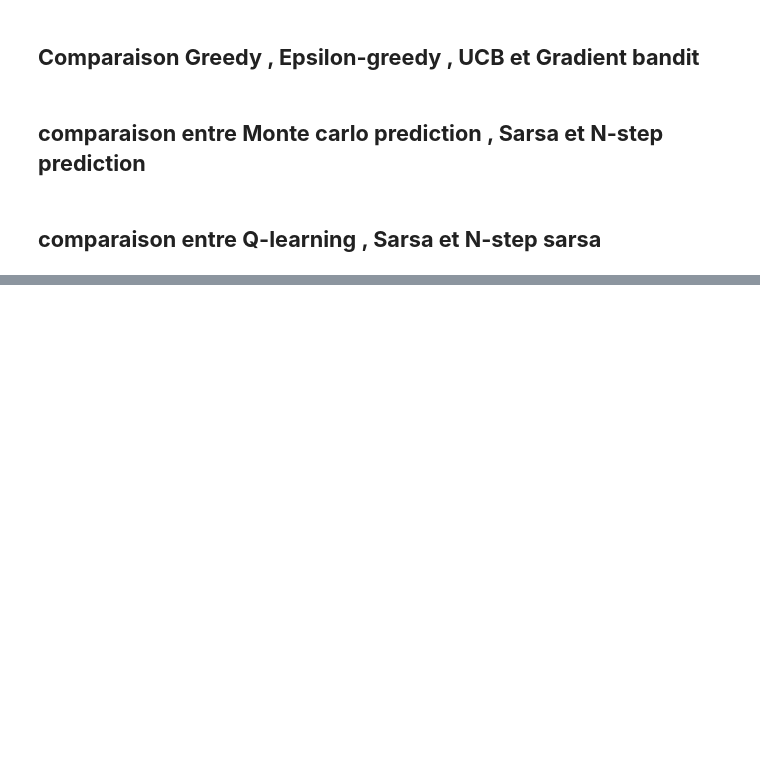
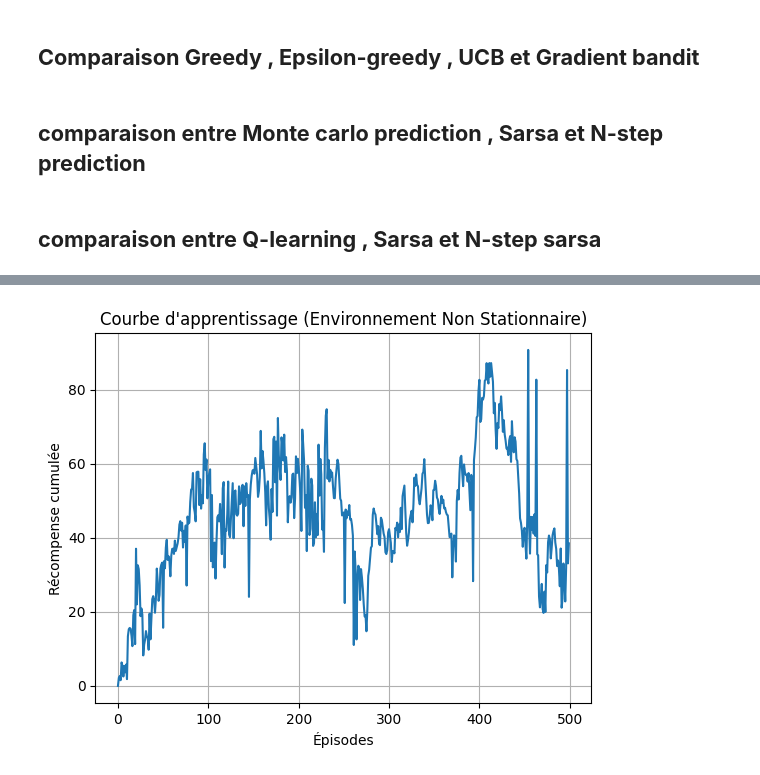
Before and after one commit to jbbonice2/PROJET-RL, a Jupyter notebook: algoComparatifGreedyUcbGrandiant.ipynb, the cells around one changed output, grey strips where cells are left out. Drawn from its saved outputs; the diff is of its cells as text; code cells hidden in the pictures; blank space fills up the shorter version.

Commit message:
cas d'un environnment non stationnaire

```diff
--- a/algoComparatifGreedyUcbGrandiant.ipynb
+++ b/algoComparatifGreedyUcbGrandiant.ipynb
@@ -488,3 +488,98 @@ plt.title('Comparaison entre Q-Learning, SARSA et n-Step SARSA')
 plt.legend()
 plt.grid(True)
 plt.show()
+# %%
+import numpy as np
+import random
+import matplotlib.pyplot as plt
+
+class DynamicMazeEnvironment:
+    def __init__(self, size):
+        self.size = size
+        self.state = (0, 0)  # Position de départ
+        self.goal = (size - 1, size - 1)
+        self.rewards = self.initialize_rewards()
+
+    def initialize_rewards(self):
+        rewards = np.zeros((self.size, self.size))
+        rewards[self.goal] = 1.0  # Récompense à la sortie
+        return rewards
+
+    def step(self, action):
+        x, y = self.state
+        if action == 0:  # Haut
+            x = max(0, x - 1)
+        elif action == 1:  # Bas
+            x = min(self.size - 1, x + 1)
+        elif action == 2:  # Gauche
+            y = max(0, y - 1)
+        elif action == 3:  # Droite
+            y = min(self.size - 1, y + 1)
+
+        self.state = (x, y)
+        reward = self.rewards[x, y]
+
+        # Dynamisme : la récompense change légèrement
+        self.rewards += np.random.normal(0, 0.01, self.rewards.shape)
+        return self.state, reward
+
+    def reset(self):
+        self.state = (0, 0)
+        return self.state
+
+class SARSAAgent:
+    def __init__(self, size, alpha=0.1, gamma=0.9, epsilon=0.1):
+        self.q_values = np.zeros((size, size, 4))  # Q-valeurs pour chaque état et action
+        self.alpha = alpha
+        self.gamma = gamma
+        self.epsilon = epsilon
+
+    def choose_action(self, state):
+        if random.random() < self.epsilon:  # Exploration
+            return random.randint(0, 3)
+        x, y = state
+        return np.argmax(self.q_values[x, y])  # Exploitation
+
+    def update(self, state, action, reward, next_state, next_action):
+        x, y = state
+        nx, ny = next_state
+        target = reward + self.gamma * self.q_values[nx, ny, next_action]
+        self.q_values[x, y, action] += self.alpha * (target - self.q_values[x, y, action])
+
+# Initialisation
+env = DynamicMazeEnvironment(size=5)
+agent = SARSAAgent(size=5)
+
+# Entraînement
+episodes = 500
+steps_per_episode = 50
+rewards_per_episode = []
+
+for episode in range(episodes):
+    state = env.reset()
+    action = agent.choose_action(state)
+    total_reward = 0
+
+    for step in range(steps_per_episode):
+        next_state, reward = env.step(action)
+        next_action = agent.choose_action(next_state)
+
+        agent.update(state, action, reward, next_state, next_action)
+        state, action = next_state, next_action
+
+        total_reward += reward
+        if state == env.goal:
+            break
+    rewards_per_episode.append(total_reward)
+
+# Affichage des résultats
+print("Récompenses cumulées par épisode :", rewards_per_episode)
+
+# Courbe d'apprentissage
+plt.plot(rewards_per_episode)
+plt.title("Courbe d'apprentissage (Environnement Non Stationnaire)")
+plt.xlabel("Épisodes")
+plt.ylabel("Récompense cumulée")
+plt.grid()
+plt.show()
+# %% [output]
@@ -490,0 +587 @@ plt.show()
+[figure, added]
```
Also changed, not shown: parts of 5 cells of this notebook.
